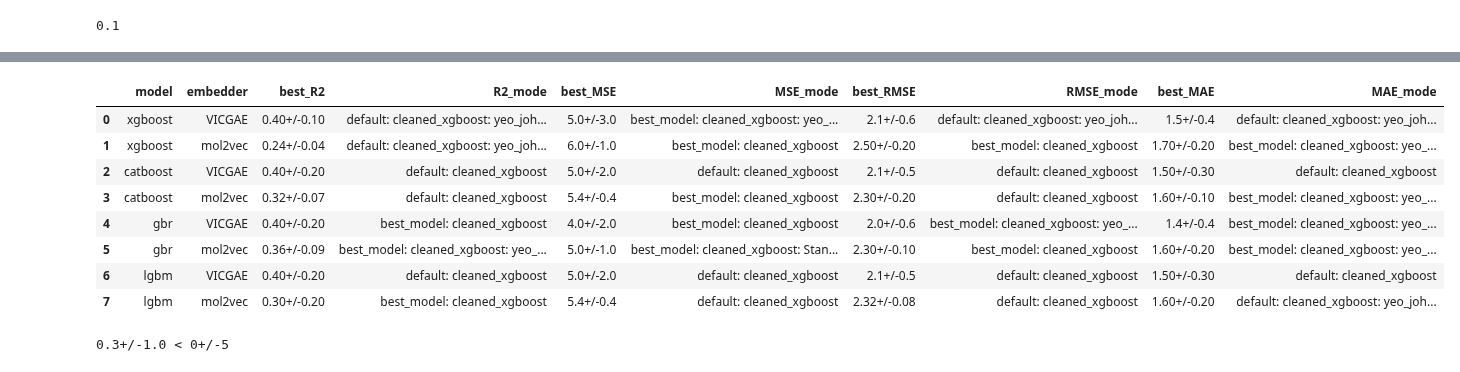
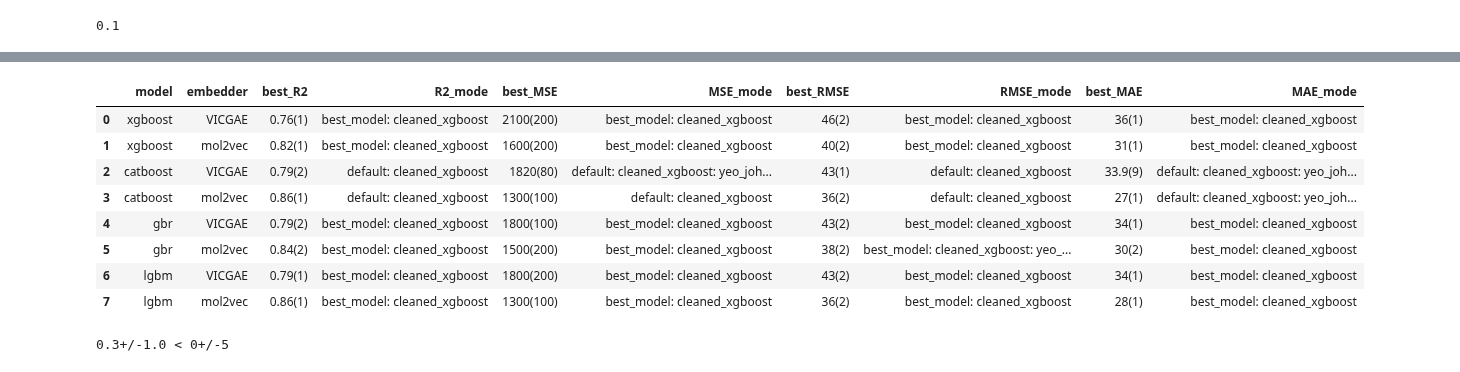
Before and after one commit to aravindhnivas/cxml_py, a Jupyter notebook: notebooks/testing.ipynb, the cells around one changed output, grey strips where cells are left out. Saved outputs shown, nothing was run; the diff lists cells and outputs as text; code cells hidden in the pictures.

```diff
--- a/notebooks/testing.ipynb
+++ b/notebooks/testing.ipynb
@@ -6,7 +6,8 @@ from sklearn.model_selection import train_test_split
 from cleanlab.regression.learn import CleanLearning
 from load_data import processed_data_dirs, property_names, property_units, titles
 # %%
-metrics_loc = pt('/Users/aravindhnivas/Documents/ML-properties/[PHYSICAL CONSTANTS OF ORGANIC COMPOUNDS]/vp_kPa_25C_filtered_ydata_processed_data/analysis_data/filtered/vp_kPa_25C_topelements_processed_data/metrics')
+metrics_loc = pt('/Users/aravindhnivas/Documents/ML-properties/[PHYSICAL CONSTANTS OF ORGANIC COMPOUNDS]/tmp_C_processed_data/analysis_data/filtered/tmpC_topelements_processed_data/metrics')
+# metrics_loc = pt('/Users/aravindhnivas/Library/CloudStorage/OneDrive-MassachusettsInstituteofTechnology/ML-properties/[PHYSICAL CONSTANTS OF ORGANIC COMPOUNDS]/vp_kPa_25C_filtered_ydata_processed_data/analysis_data/filtered/vp_kPa_25C_topelements_processed_data/metrics')
 all_metrics_csv = metrics_loc/'all_metrics.csv'
 metrics_df = pd.read_csv(all_metrics_csv, index_col=0)
 metrics_df
@@ -130,13 +131,13 @@ def analyze_best_metrics(df: pd.DataFrame):
                 row_data = {
                     'model': model_type,
                     'embedder': embedder,
-                    'best_R2': data.loc[best_r2_idx, 'R2_value'],
+                    'best_R2': data.loc[best_r2_idx, 'R2'],
                     'R2_mode': data.loc[best_r2_idx, 'Mode'],
-                    'best_MSE': data.loc[best_mse_idx, 'MSE_value'],
+                    'best_MSE': data.loc[best_mse_idx, 'MSE'],
                     'MSE_mode': data.loc[best_mse_idx, 'Mode'],
-                    'best_RMSE': data.loc[best_rmse_idx, 'RMSE_value'],
+                    'best_RMSE': data.loc[best_rmse_idx, 'RMSE'],
                     'RMSE_mode': data.loc[best_rmse_idx, 'Mode'],
-                    'best_MAE': data.loc[best_mae_idx, 'MAE_value'],
+                    'best_MAE': data.loc[best_mae_idx, 'MAE'],
                     'MAE_mode': data.loc[best_mae_idx, 'Mode']
                 }
                 model_embedder_performance.append(row_data)
@@ -182,6 +183,5 @@ def format_results(results):
 # Load and process the data
 # Run analysis
 best_metrics_results = analyze_best_metrics(metrics_df)
-
 # Print formatted results
-print(format_results(best_metrics_results))
+# print(format_results(best_metrics_results))
@@ -206,16 +188,16 @@ Best MSE:
 # %%
-performance_by_embedder_df = pd.DataFrame(best_metrics_results['model_embedder_performance'])
-performance_by_embedder_df
+model_embedder_performance_df = pd.DataFrame(best_metrics_results['model_embedder_performance'])
+model_embedder_performance_df
 # %% [output]
 |  | model | embedder | best_R2 | R2_mode | best_MSE | MSE_mode | best_RMSE | RMSE_mode | best_MAE | MAE_mode |
-| 0 | xgboost | VICGAE | 0.40+/-0.10 | default: cleaned_xgboost: yeo_joh... | 5.0+/-3.0 | best_model: cleaned_xgboost: yeo_... | 2.1+/-0.6 | default: cleaned_xgboost: yeo_joh... | 1.5+/-0.4 | default: cleaned_xgboost: yeo_joh... |
-| 1 | xgboost | mol2vec | 0.24+/-0.04 | default: cleaned_xgboost: yeo_joh... | 6.0+/-1.0 | best_model: cleaned_xgboost | 2.50+/-0.20 | best_model: cleaned_xgboost | 1.70+/-0.20 | best_model: cleaned_xgboost: yeo_... |
-| 2 | catboost | VICGAE | 0.40+/-0.20 | default: cleaned_xgboost | 5.0+/-2.0 | default: cleaned_xgboost | 2.1+/-0.5 | default: cleaned_xgboost | 1.50+/-0.30 | default: cleaned_xgboost |
-| 3 | catboost | mol2vec | 0.32+/-0.07 | default: cleaned_xgboost | 5.4+/-0.4 | best_model: cleaned_xgboost | 2.30+/-0.20 | default: cleaned_xgboost | 1.60+/-0.10 | best_model: cleaned_xgboost: yeo_... |
-| 4 | gbr | VICGAE | 0.40+/-0.20 | best_model: cleaned_xgboost | 4.0+/-2.0 | best_model: cleaned_xgboost | 2.0+/-0.6 | best_model: cleaned_xgboost: yeo_... | 1.4+/-0.4 | best_model: cleaned_xgboost: yeo_... |
-| 5 | gbr | mol2vec | 0.36+/-0.09 | best_model: cleaned_xgboost: yeo_... | 5.0+/-1.0 | best_model: cleaned_xgboost: Stan... | 2.30+/-0.10 | best_model: cleaned_xgboost | 1.60+/-0.20 | best_model: cleaned_xgboost: yeo_... |
-| 6 | lgbm | VICGAE | 0.40+/-0.20 | default: cleaned_xgboost | 5.0+/-2.0 | default: cleaned_xgboost | 2.1+/-0.5 | default: cleaned_xgboost | 1.50+/-0.30 | default: cleaned_xgboost |
-| 7 | lgbm | mol2vec | 0.30+/-0.20 | best_model: cleaned_xgboost | 5.4+/-0.4 | default: cleaned_xgboost | 2.32+/-0.08 | default: cleaned_xgboost | 1.60+/-0.20 | default: cleaned_xgboost: yeo_joh... |
+| 0 | xgboost | VICGAE | 0.76(1) | best_model: cleaned_xgboost | 2100(200) | best_model: cleaned_xgboost | 46(2) | best_model: cleaned_xgboost | 36(1) | best_model: cleaned_xgboost |
+| 1 | xgboost | mol2vec | 0.82(1) | best_model: cleaned_xgboost | 1600(200) | best_model: cleaned_xgboost | 40(2) | best_model: cleaned_xgboost | 31(1) | best_model: cleaned_xgboost |
+| 2 | catboost | VICGAE | 0.79(2) | default: cleaned_xgboost | 1820(80) | default: cleaned_xgboost: yeo_joh... | 43(1) | default: cleaned_xgboost | 33.9(9) | default: cleaned_xgboost: yeo_joh... |
+| 3 | catboost | mol2vec | 0.86(1) | default: cleaned_xgboost | 1300(100) | default: cleaned_xgboost | 36(2) | default: cleaned_xgboost | 27(1) | default: cleaned_xgboost: yeo_joh... |
+| 4 | gbr | VICGAE | 0.79(2) | best_model: cleaned_xgboost | 1800(100) | best_model: cleaned_xgboost | 43(2) | best_model: cleaned_xgboost | 34(1) | best_model: cleaned_xgboost |
+| 5 | gbr | mol2vec | 0.84(2) | best_model: cleaned_xgboost | 1500(200) | best_model: cleaned_xgboost | 38(2) | best_model: cleaned_xgboost: yeo_... | 30(2) | best_model: cleaned_xgboost |
+| 6 | lgbm | VICGAE | 0.79(1) | best_model: cleaned_xgboost | 1800(200) | best_model: cleaned_xgboost | 43(2) | best_model: cleaned_xgboost | 34(1) | best_model: cleaned_xgboost |
+| 7 | lgbm | mol2vec | 0.86(1) | best_model: cleaned_xgboost | 1300(100) | best_model: cleaned_xgboost | 36(2) | best_model: cleaned_xgboost | 28(1) | best_model: cleaned_xgboost |
 # %%
 from uncertainties import ufloat
 
```
Also changed, not shown: parts of 2 cells of this notebook.
